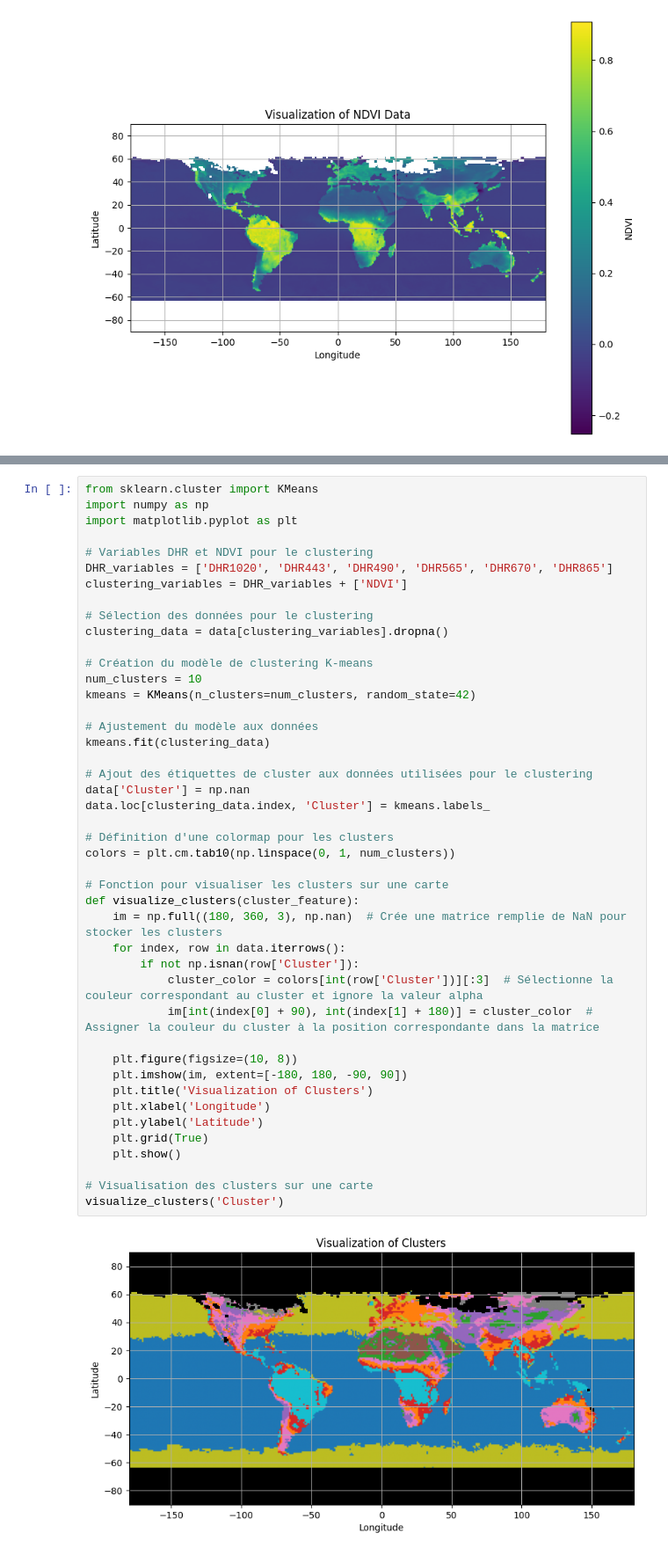
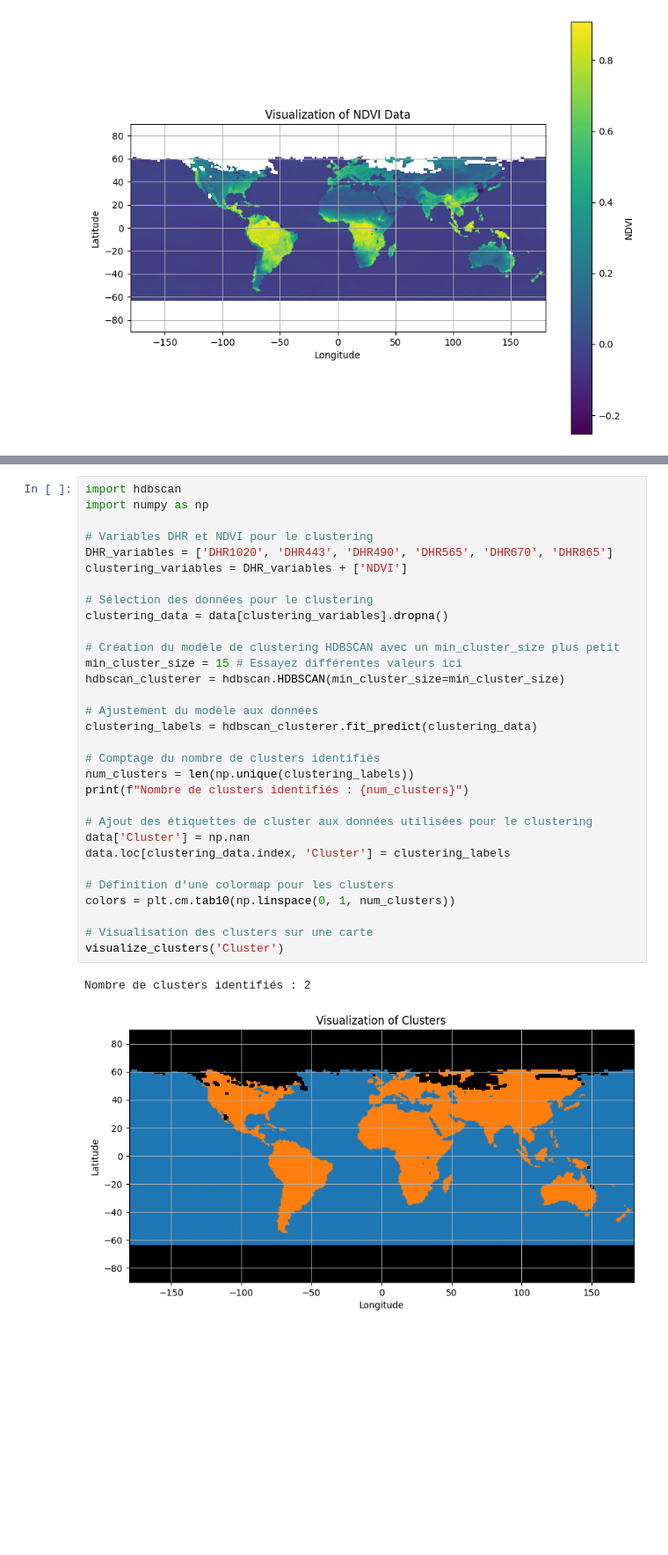
Before and after one commit to mathiswauquiez/GRASPSatelliteLandTypeClustering, a Jupyter notebook: MARIADASS_notebook.ipynb, the cells around one changed output, grey strips where cells are left out. Shown at 88% size. Cells and saved outputs as stored; diff of their text form; blank space fills up the shorter version.

```diff
--- a/MARIADASS_notebook.ipynb
+++ b/MARIADASS_notebook.ipynb
@@ -110,46 +300,34 @@ for variable in clustering_variables :
 # %%
-from sklearn.cluster import KMeans
+import hdbscan
 import numpy as np
-import matplotlib.pyplot as plt
 
 # Variables DHR et NDVI pour le clustering
 DHR_variables = ['DHR1020', 'DHR443', 'DHR490', 'DHR565', 'DHR670', 'DHR865']
 clustering_variables = DHR_variables + ['NDVI']
 
 # Sélection des données pour le clustering
 clustering_data = data[clustering_variables].dropna()
 
-# Création du modèle de clustering K-means
-num_clusters = 10
-kmeans = KMeans(n_clusters=num_clusters, random_state=42)
+# Création du modèle de clustering HDBSCAN avec un min_cluster_size plus petit
+min_cluster_size = 15 # Essayez différentes valeurs ici
+hdbscan_clusterer = hdbscan.HDBSCAN(min_cluster_size=min_cluster_size)
 
 # Ajustement du modèle aux données
-kmeans.fit(clustering_data)
+clustering_labels = hdbscan_clusterer.fit_predict(clustering_data)
+
+# Comptage du nombre de clusters identifiés
+num_clusters = len(np.unique(clustering_labels))
+print(f"Nombre de clusters identifiés : {num_clusters}")
 
 # Ajout des étiquettes de cluster aux données utilisées pour le clustering
 data['Cluster'] = np.nan
-data.loc[clustering_data.index, 'Cluster'] = kmeans.labels_
+data.loc[clustering_data.index, 'Cluster'] = clustering_labels
 
 # Définition d'une colormap pour les clusters
 colors = plt.cm.tab10(np.linspace(0, 1, num_clusters))
 
-# Fonction pour visualiser les clusters sur une carte
-def visualize_clusters(cluster_feature):
-    im = np.full((180, 360, 3), np.nan)  # Crée une matrice remplie de NaN pour stocker les clusters
-    for index, row in data.iterrows():
-        if not np.isnan(row['Cluster']):
-            cluster_color = colors[int(row['Cluster'])][:3]  # Sélectionne la couleur correspondant au cluster et ignore la valeur alpha
-            im[int(index[0] + 90), int(index[1] + 180)] = cluster_color  # Assigner la couleur du cluster à la position correspondante dans la matrice
-
-    plt.figure(figsize=(10, 8))
-    plt.imshow(im, extent=[-180, 180, -90, 90])
-    plt.title('Visualization of Clusters')
-    plt.xlabel('Longitude')
-    plt.ylabel('Latitude')
-    plt.grid(True)
-    plt.show()
-
 # Visualisation des clusters sur une carte
 visualize_clusters('Cluster')
 # %% [output]
+Nombre de clusters identifiés : 2
-[figure, old version]
+[figure, new version]
```
Also changed, not shown: parts of 24 cells of this notebook.
